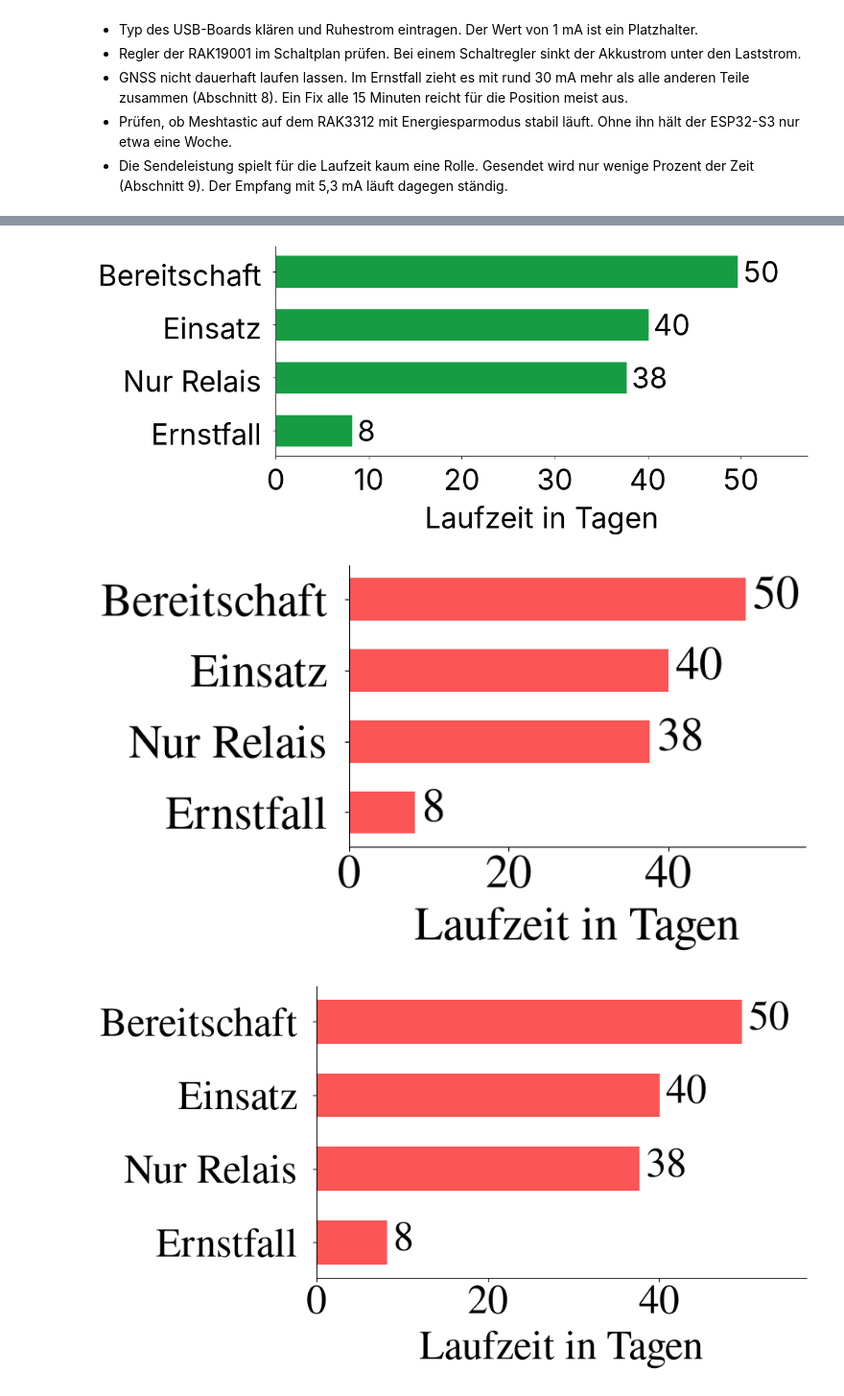
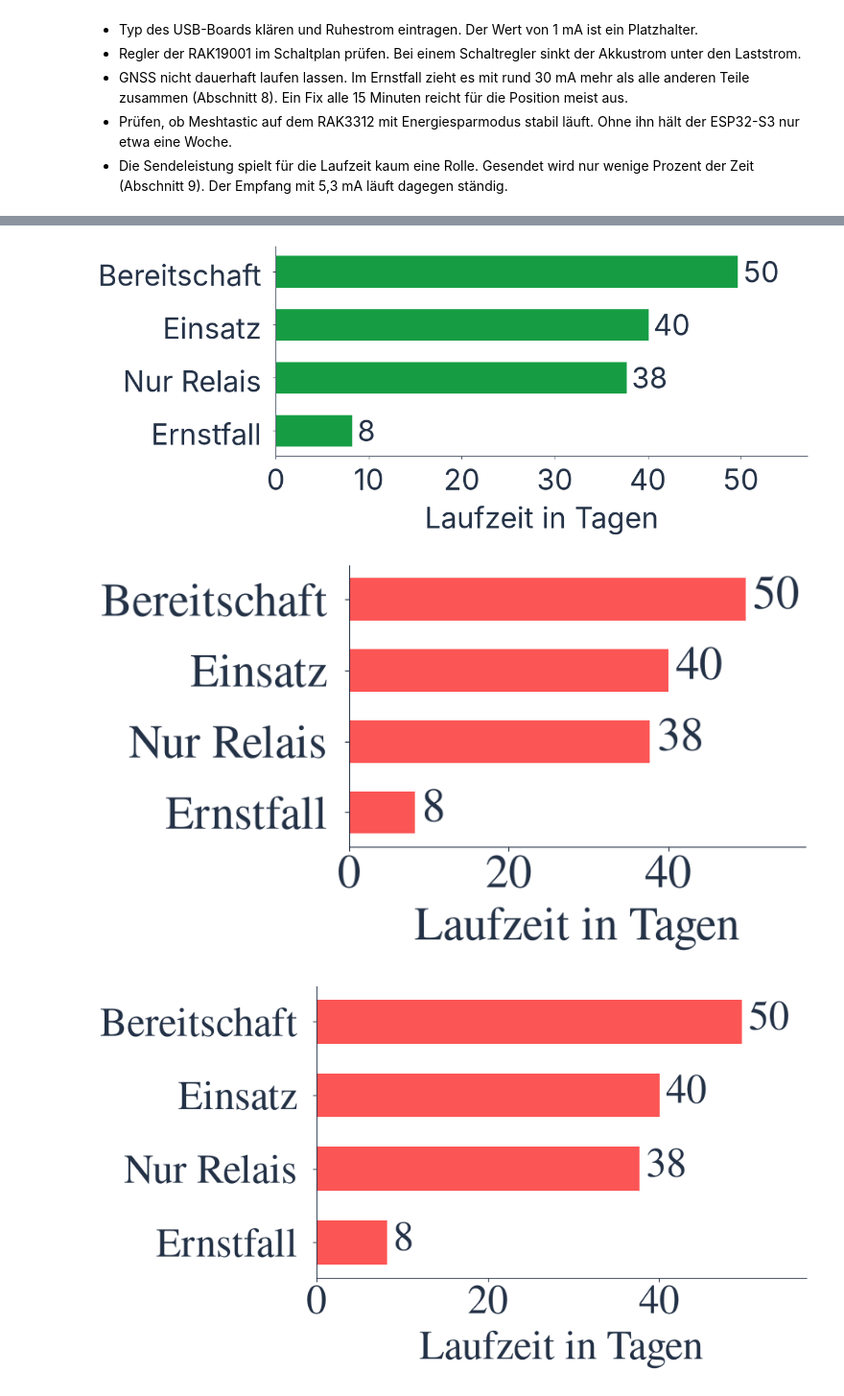
Before and after one commit to julianstoerig/commscube, a Jupyter notebook: dokumente/src/energiebedarf.ipynb, the cells around one changed output, grey strips where cells are left out. Shown at 96% size. Saved outputs shown, nothing was run; the diff lists cells and outputs as text; code cells hidden in the pictures.

Commit message:
Beschriftung der Laufzeitgrafiken in Textfarbe der Poster setzen

```diff
--- a/dokumente/src/energiebedarf.ipynb
+++ b/dokumente/src/energiebedarf.ipynb
@@ -357,13 +357,13 @@ STILE = {
     # Akzentfarbe und Schrift aus dem Poster, Ersatzschrift für die Abstände,
     # Schriftgröße wie der Fließtext und Breite des Platzes im Poster.
     # Das Poster bindet die SVG in Originalgröße ein, so stimmen die Schriftgrößen überein.
-    "gruen": {"akzent": colorsys.hls_to_rgb(140.69 / 360, 0.35, 0.7565), "schrift": ["Inter"],
-              "pt": 35, "breite_cm": 33, "hoehe_cm": 15},
-    "rot":   {"akzent": "#FC5555", "schrift": ["Libertinus Serif", "Nimbus Roman"],
+    "gruen": {"akzent": colorsys.hls_to_rgb(140.69 / 360, 0.35, 0.7565), "text": "#243247",
+              "schrift": ["Inter"], "pt": 35, "breite_cm": 33, "hoehe_cm": 15},
+    "rot":   {"akzent": "#FC5555", "text": "#243247", "schrift": ["Libertinus Serif", "Nimbus Roman"],
               "pt": 38, "breite_cm": 23, "hoehe_cm": 14},
-    "rot_breit": {"akzent": "#FC5555", "schrift": ["Libertinus Serif", "Nimbus Roman"],
+    "rot_breit": {"akzent": "#FC5555", "text": "#243247", "schrift": ["Libertinus Serif", "Nimbus Roman"],
                   "pt": 38, "breite_cm": 26, "hoehe_cm": 15.5},
-    "grau":  {"akzent": "#141414", "schrift": ["TeX Gyre Termes", "Nimbus Roman"],
+    "grau":  {"akzent": "#141414", "text": "#000000", "schrift": ["TeX Gyre Termes", "Nimbus Roman"],
               "pt": 39, "breite_cm": 23, "hoehe_cm": 14},
 }
 
@@ -379,36 +379,44 @@ bildunterschrift = (
 with open("bilder/energie_laufzeit.txt", "w", encoding="utf-8") as f:
     f.write(bildunterschrift)
 print(bildunterschrift)
 
 werte = tage.loc[POSTER_KONF, list(SZENARIEN)].sort_values(ascending=False)  # längste Laufzeit oben
 
 for name, stil in STILE.items():
     with plt.rc_context({
         "font.family": stil["schrift"],
         "font.size": stil["pt"],
         "axes.spines.top": False,
         "axes.spines.right": False,
         "svg.fonttype": "none",
+        "svg.hashsalt": "energiebedarf",  # gleiche IDs bei jedem Lauf
+        # Beschriftung, Zahlen und Achsen in der Textfarbe des Posters
+        "text.color": stil["text"],
+        "axes.labelcolor": stil["text"],
+        "axes.edgecolor": stil["text"],
+        "xtick.color": stil["text"],
+        "ytick.color": stil["text"],
     }):
         fig, ax = plt.subplots(figsize=(stil["breite_cm"] / 2.54, stil["hoehe_cm"] / 2.54))
         balken = ax.barh(range(len(werte)), werte, height=0.6, color=stil["akzent"])
         ax.bar_label(balken, fmt="%.0f", padding=6)
         ax.set_yticks(range(len(werte)), [s.replace(" Dauerbetrieb", "") for s in werte.index])
         ax.tick_params(axis="y", pad=14)  # Luft, falls die Posterschrift breiter läuft als die Ersatzschrift
         ax.invert_yaxis()
         ax.set_xlabel("Laufzeit in Tagen")
         ax.set_xlim(0, werte.max() * 1.15)
         fig.tight_layout()
-        fig.savefig(f"bilder/energie_laufzeit_{name}.svg", bbox_inches="tight", transparent=True)
+        fig.savefig(f"bilder/energie_laufzeit_{name}.svg", bbox_inches="tight", transparent=True,
+                    metadata={"Date": None})  # ohne Zeitstempel, damit unveränderte Grafiken gleich bleiben
         plt.show()
 
 # Werte für den Text auf den Postern
 ernst = df[(df["Konfiguration"] == POSTER_KONF) & (df["Szenario"] == "Ernstfall Dauerbetrieb")].iloc[0]
 print(f"Ernstfall: {ernst['Strom (mA)']:.1f} mA, {ernst['Laufzeit (h)']:.0f} h, nutzbar {NUTZBAR_MAH:.0f} mAh")
 # %% [output]
 Geschätzte Laufzeit mit 10 000-mAh-Akku je Szenario. Controller nRF52840 mit GNSS-Modul und USB-Board. Stromwerte aus Datenblättern.
-[figure, old version]
+[figure, new version]
-[figure, old version]
+[figure, new version]
-[figure, old version]
+[figure, new version]
 [figure]
 Ernstfall: 43.0 mA, 198 h, nutzbar 8500 mAh
```
Also changed, not shown: parts of 1 cell of this notebook, 8 other files.
